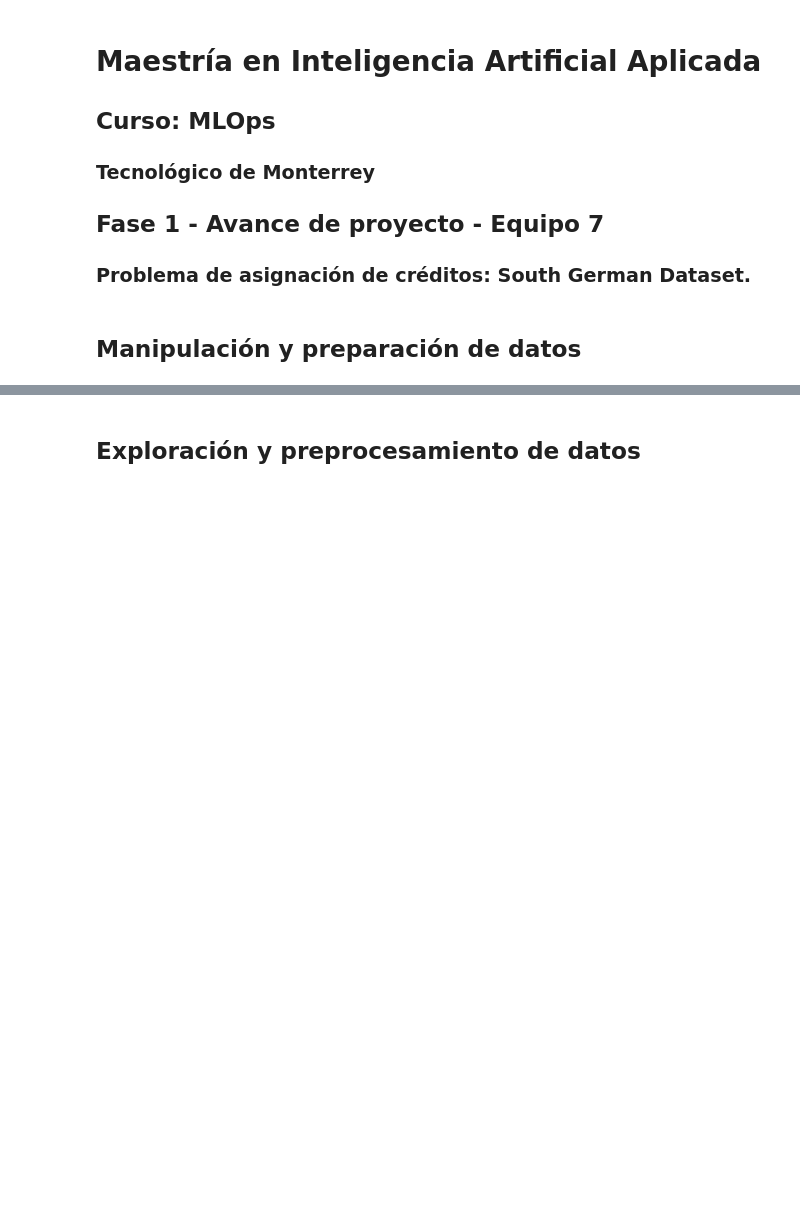
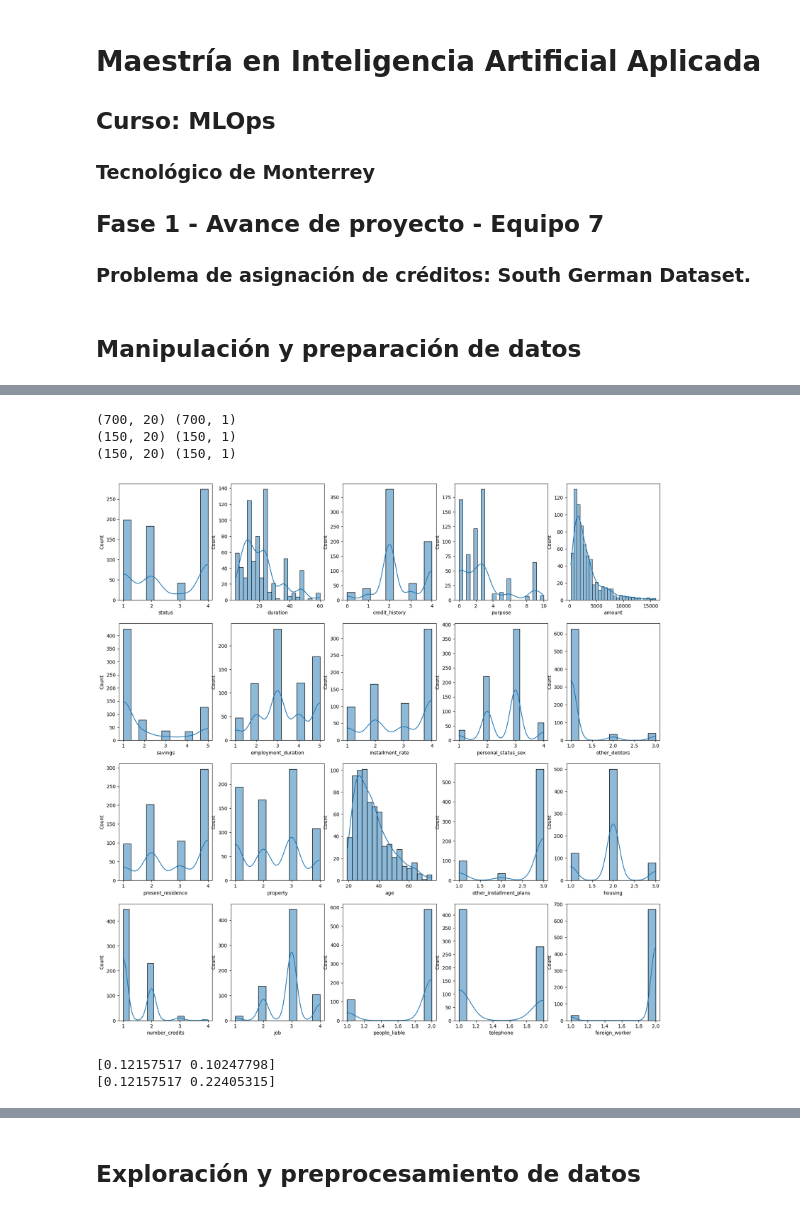
Before and after one commit to Medicenchapin/MLOps_Equipo-7, a Jupyter notebook: notebooks/Fase-1/fase-1.ipynb, the cells around one changed output, grey strips where cells are left out. Drawn from its saved outputs; the diff is of its cells as text; code cells hidden in the pictures; blank space fills up the shorter version.

Commit message:
Update fase-1 alan jasso
actualicé el archivo, les aparece?

```diff
--- a/notebooks/Fase-1/fase-1.ipynb
+++ b/notebooks/Fase-1/fase-1.ipynb
@@ -16,2 +23,5 @@ from sklearn.model_selection import train_test_split
 # %% [markdown]
 ## **Manipulación y preparación de datos**
+# %%
+data = pd.read_csv(r'C:\Users\jasso\Documents\GitHub\MLOps_Equipo-7\notebooks\Fase-1\data\raw\SouthGermanCredit.asc', sep=' ')
+data.head(5)
@@ -17,0 +36,5 @@ from sklearn.model_selection import train_test_split
+# %%
+data.columns=["status", "duration", "credit_history", "purpose", "amount", "savings", "employment_duration", "installment_rate", "personal_status_sex", "other_debtors",
+            "present_residence", "property", "age", "other_installment_plans", "housing", "number_credits", "job", "people_liable", "telephone", "foreign_worker",
+            "credit_risk"]
+data.head(5)
@@ -17,0 +49,13 @@ from sklearn.model_selection import train_test_split
+# %%
+X=data.drop(columns=["credit_risk"])
+y=data[["credit_risk"]]
+Xtrain, Xtemp, ytrain, ytemp = train_test_split(X, y[["credit_risk"]], test_size=0.3, random_state=42, stratify=y["credit_risk"])
+Xval, Xtest, yval, ytest = train_test_split(Xtemp, ytemp, test_size=0.5, random_state=42, stratify=ytemp)
+
+print(Xtrain.shape, ytrain.shape)
+print(Xval.shape, yval.shape)
+print(Xtest.shape, ytest.shape)
+# %% [output]
+(700, 20) (700, 1)
+(150, 20) (150, 1)
+(150, 20) (150, 1)
@@ -17,0 +91,6 @@ from sklearn.model_selection import train_test_split
+# %%
+fig, axs=plt.subplots(4,5, figsize=(20,20))
+for col, ax in zip(Xtrain.describe().columns, axs.ravel()):
+  sns.histplot(x=Xtrain[col], ax=ax, kde=True)
+# %% [output]
+[figure, added]
@@ -17,0 +103,13 @@ from sklearn.model_selection import train_test_split
+# %%
+pca = PCA(n_components=2)
+
+# Ajustar PCA a los datos escalados
+data_pca = pca.fit_transform(data_scaled)
+# Porcentaje de varianza explicada por cada componente principal
+print(pca.explained_variance_ratio_)
+
+# Varianza acumulada
+print(np.cumsum(pca.explained_variance_ratio_))
+# %% [output]
+[0.12157517 0.10247798]
+[0.12157517 0.22405315]
```
Also changed, not shown: parts of 7 cells of this notebook.
